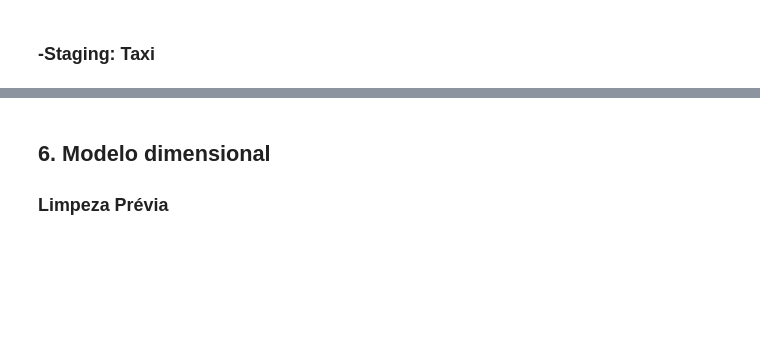
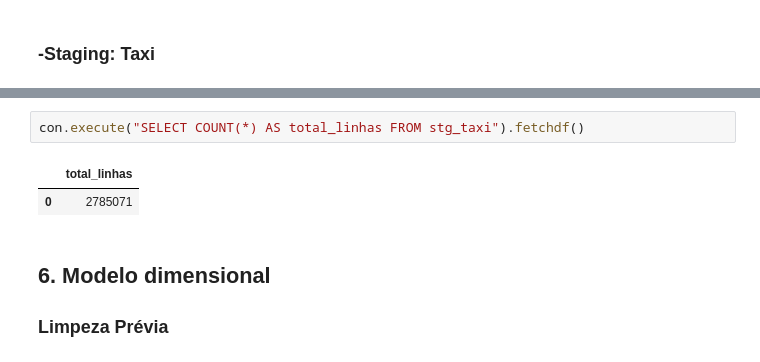
Before and after one commit to JohnnyFRL/led_taxi_elt, a Jupyter notebook: ipynb/elt_nyc_taxi.ipynb, the cells around one changed output, grey strips where cells are left out. Saved outputs shown, nothing was run; the diff lists cells and outputs as text; blank space fills up the shorter version.

```diff
--- a/ipynb/elt_nyc_taxi.ipynb
+++ b/ipynb/elt_nyc_taxi.ipynb
@@ -621,6 +639,11 @@ con.execute("""
 """)
 # %% [output]
 <_duckdb.DuckDBPyConnection at 0x...>
+# %%
+con.execute("SELECT COUNT(*) AS total_linhas FROM stg_taxi").fetchdf()
+# %% [output]
+|  | total_linhas |
+| 0 | 2785071 |
 # %% [markdown]
 ## 6. Modelo dimensional
 
```
Also changed, not shown: parts of 15 cells of this notebook, 2 other files.
